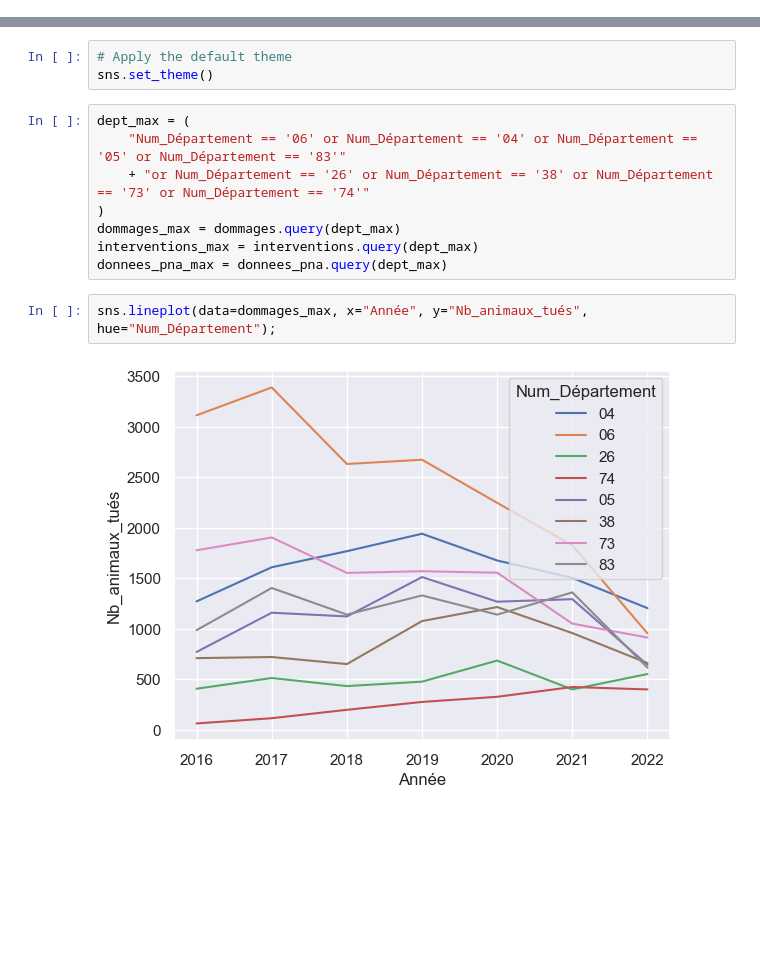
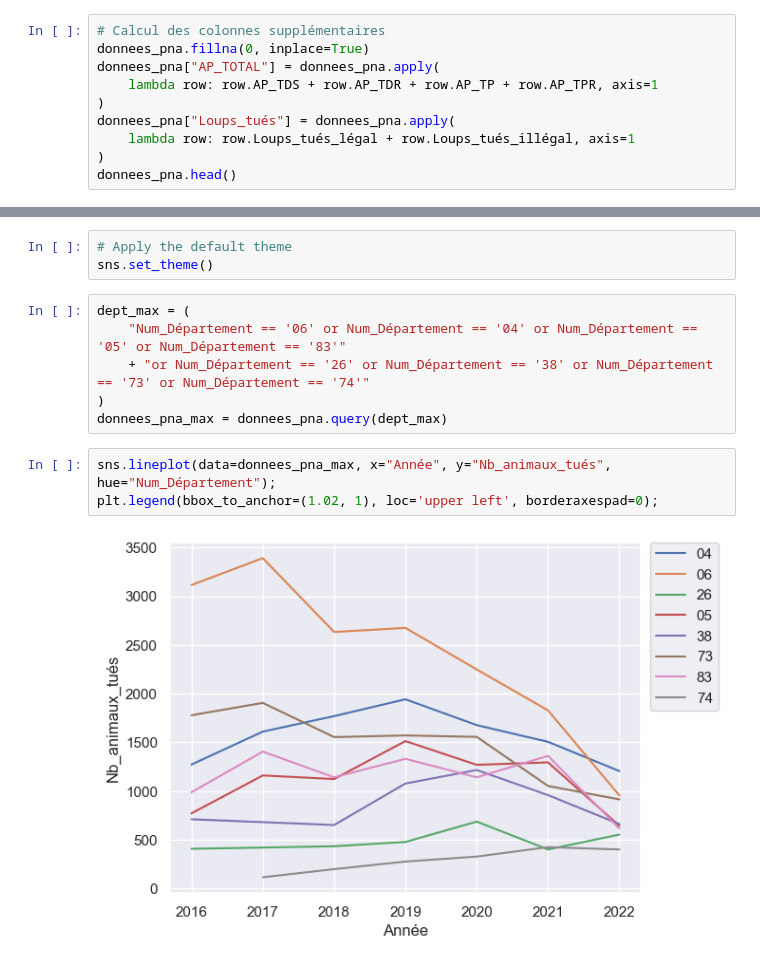
Before and after one commit to dthonon/pna_loup_suivi, a Jupyter notebook: notebook/Analyse_mortalité_loup.ipynb, the cells around one changed output, grey strips where cells are left out. Cells and saved outputs as stored; diff of their text form; blank space fills up the shorter version.

```diff
--- a/notebook/Analyse_mortalité_loup.ipynb
+++ b/notebook/Analyse_mortalité_loup.ipynb
@@ -28 +29,11 @@ interventions = pd.merge(interventions, dept, on="Département")
 donnees_pna = pd.merge(donnees_pna, dept, on="Département")
+# %%
+# Calcul des colonnes supplémentaires
+donnees_pna.fillna(0, inplace=True)
+donnees_pna["AP_TOTAL"] = donnees_pna.apply(
+    lambda row: row.AP_TDS + row.AP_TDR + row.AP_TP + row.AP_TPR, axis=1
+)
+donnees_pna["Loups_tués"] = donnees_pna.apply(
+    lambda row: row.Loups_tués_légal + row.Loups_tués_illégal, axis=1
+)
+donnees_pna.head()
@@ -53,11 +71,10 @@ dept_max = (
     "Num_Département == '06' or Num_Département == '04' or Num_Département == '05' or Num_Département == '83'"
     + "or Num_Département == '26' or Num_Département == '38' or Num_Département == '73' or Num_Département == '74'"
 )
-dommages_max = dommages.query(dept_max)
-interventions_max = interventions.query(dept_max)
 donnees_pna_max = donnees_pna.query(dept_max)
 # %%
-sns.lineplot(data=dommages_max, x="Année", y="Nb_animaux_tués", hue="Num_Département");
+sns.lineplot(data=donnees_pna_max, x="Année", y="Nb_animaux_tués", hue="Num_Département");
+plt.legend(bbox_to_anchor=(1.02, 1), loc='upper left', borderaxespad=0);
 # %% [output]
-[figure, old version]
+[figure, new version]
 # %%
```
Also changed, not shown: parts of 7 cells of this notebook.
